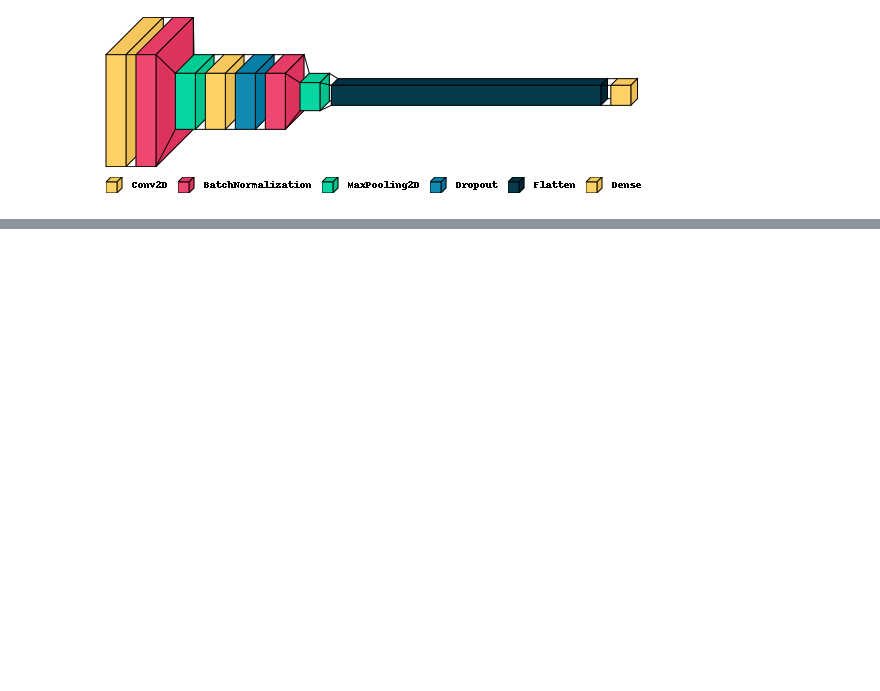
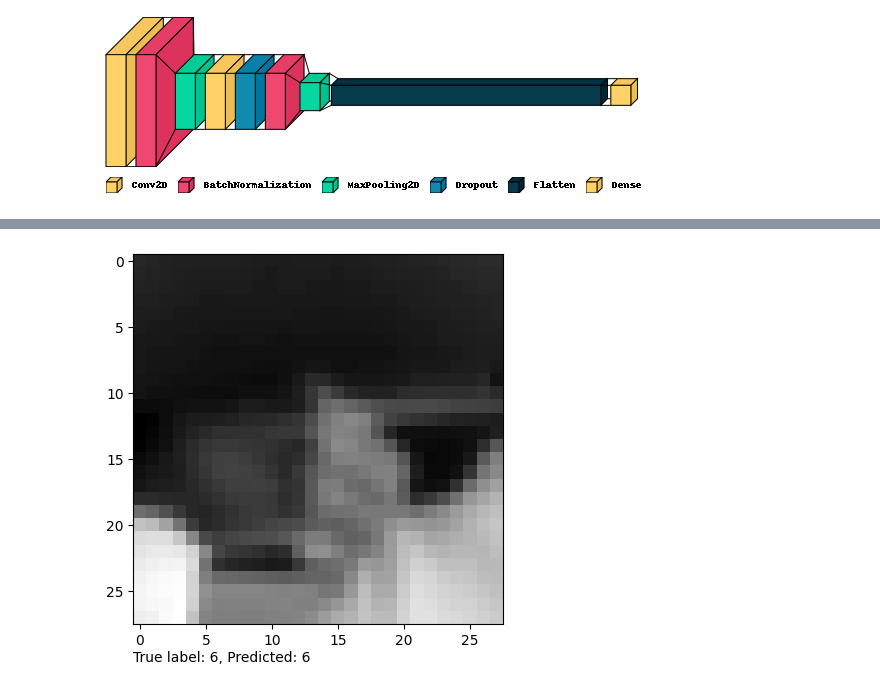
Before and after one commit to Herzanet002/ML2023, a Jupyter notebook: CNN.ipynb, the cells around one changed output, grey strips where cells are left out. Saved outputs shown, nothing was run; the diff lists cells and outputs as text; code cells hidden in the pictures; blank space fills up the shorter version.

```diff
--- a/CNN.ipynb
+++ b/CNN.ipynb
@@ -97,21 +93,16 @@ imageGen = ImageDataGenerator(
 
 imageGen.fit(x_train)
 # %%
-learning_rate_reduction = ReduceLROnPlateau(monitor='val_accuracy', patience = 2, verbose=1, factor=0.5, min_lr=0.00001)
+learning_rate_reduction = ReduceLROnPlateau(monitor='val_accuracy', patience = 2, verbose=1, factor=0.2, min_lr=0.00001)
 # %%
 model = Sequential()
 model.add(Conv2D(45, kernel_size=(3,3), activation='relu', input_shape=(28,28,1), strides = 1, padding = 'same'))
-
 model.add(BatchNormalization())
 model.add(MaxPool2D(pool_size=(2,2), strides = 2, padding = 'same'))
-
 model.add(Conv2D(55, kernel_size=(3,3), strides=1, padding='same', activation='relu'))
-
-model.add(Dropout(0.2))
+model.add(Dropout(.2))
 model.add(BatchNormalization())
-
 model.add(MaxPool2D(pool_size=(2,2), strides=2, padding='same'))
-
 model.add(Flatten())
 model.add(Dense(units=24,activation='softmax'))
 model.summary()
@@ -140,8 +131,7 @@ visualkeras.layered_view(model, legend = True)
 # %%
 model.compile(optimizer='adam', loss='categorical_crossentropy', metrics=['accuracy'])
 # %%
-EPOCHS = 10
+EPOCHS = 5
 BATCH_SIZE = 128
 hist= model.fit(imageGen.flow(x_train, y_train, batch_size=BATCH_SIZE), epochs=EPOCHS, validation_data = (x_test,y_test), callbacks = [learning_rate_reduction])
-print("Accuracy:" , model.evaluate(x_test,y_test)[1] * 100 , "%")
 # %% [output]
@@ -173,0 +155,19 @@ Accuracy: 99.92337226867676 %
+# %%
+import cv2
+
+test_df = pd.read_csv('/content/sample_data/sign_mnist_test.csv')
+x_test = test_df.drop('label',axis=1)
+x_test = np.array(x_test,dtype='float32')/255
+x_test = x_test.reshape(-1,28,28,1)
+
+idx = np.random.randint(len(x_test))
+img = x_test[idx].reshape(28, 28)
+
+plt.imshow(img, cmap='gray_r')
+img = img.reshape(1, 28, 28, 1)
+class_probs = model.predict(img)
+class_idx = np.argmax(class_probs)
+true_label = test_df.iloc[idx]['label']
+plt.annotate(f'True label: {true_label}, Predicted: {class_idx}', xy=(0, -.1), xycoords='axes fraction')
+plt.show()
+# %% [output]
@@ -173,0 +175 @@ Accuracy: 99.92337226867676 %
+[figure, added]
```
Also changed, not shown: parts of 5 cells of this notebook.
